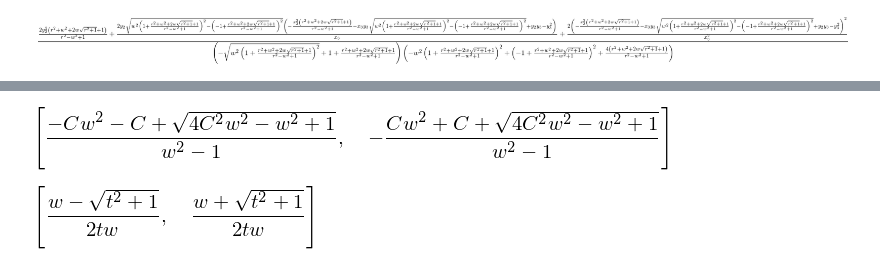
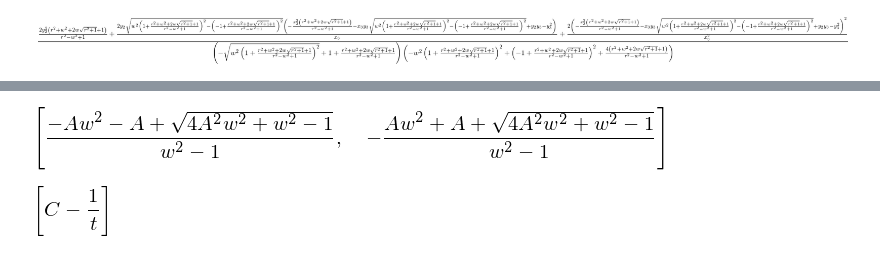
Before and after one commit to danft/MCE, a Jupyter notebook: maths.ipynb, the cells around one changed output, grey strips where cells are left out. Cells and saved outputs as stored; diff of their text form; code cells hidden in the pictures.

```diff
--- a/maths.ipynb
+++ b/maths.ipynb
@@ -75,16 +98,18 @@ e
 # %%
 A=Symbol('A')
 C = Symbol('C')
+th = Symbol('th')
+#t = tan(th)
 
-e = w**2*(A+C)**2 - (A-C)**2 + 1
-U = solve(e, A)
-U
+#A = C - 1/t
+e = w**2*(A+C)**2 - (A-C)**2 - 1
+solve(e, C)
 # %% [output]
-[figure, old version]
+[figure, new version]
 # %%
-e = -1/(U[0]-C) - t
+e = -1/(A-C) - t
 e
 
-solve(e, C)
+solve(e, A)
 # %% [output]
-[figure, old version]
+[figure, new version]
```
Also changed, not shown: parts of 1 cell of this notebook, 1 other file.
